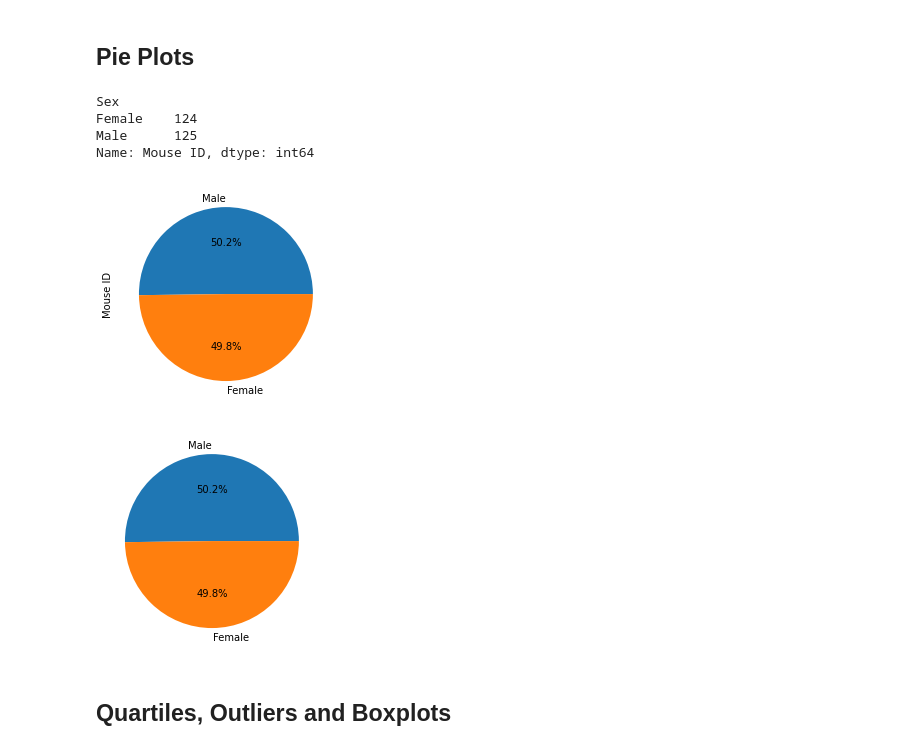
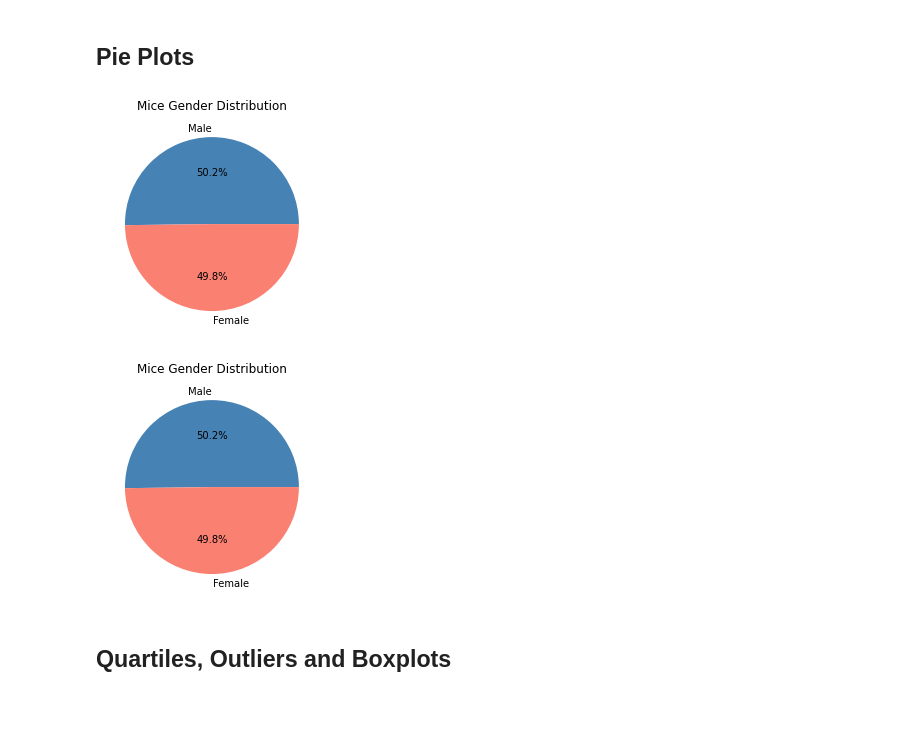
Before and after one commit to rjyobal/matplotlib-challenge, a Jupyter notebook: Pymaceuticals/pymaceuticals_starter.ipynb, the cells around one changed output. Saved outputs shown, nothing was run; the diff lists cells and outputs as text; code cells hidden in the pictures; blank space fills up the shorter version.

```diff
--- a/Pymaceuticals/pymaceuticals_starter.ipynb
+++ b/Pymaceuticals/pymaceuticals_starter.ipynb
@@ -226,27 +223,24 @@ plt.show()
 # %% [markdown]
 ## Pie Plots
-# %%
-clean_df.groupby('Sex')['Mouse ID'].nunique()
-# %% [output]
-Sex
-Female    124
-Male      125
-Name: Mouse ID, dtype: int64
 # %%
 # Generate a pie plot showing the distribution of female versus male mice using pandas
 mice_sex = clean_df.groupby('Sex')['Mouse ID'].nunique()
 mice_sex = mice_sex.sort_values(ascending=False)
-mice_sex.plot(kind='pie', autopct='%1.1f%%')
+colors = ["steelblue", "salmon"]
+mice_sex.plot(kind='pie', autopct='%1.1f%%', colors=colors)
+plt.title('Mice Gender Distribution')
+plt.ylabel('')
 plt.show()
 # %% [output]
-[figure, old version]
+[figure, new version]
 # %%
 # Generate a pie plot showing the distribution of female versus male mice using pyplot
 mice_sex_label = clean_df['Sex'].unique()
-plt.pie(mice_sex, labels=mice_sex_label, autopct='%1.1f%%')
+plt.pie(mice_sex, labels=mice_sex_label, autopct='%1.1f%%', colors=colors)
+plt.title('Mice Gender Distribution')
 plt.show()
 # %% [output]
-[figure, old version]
+[figure, new version]
 # %% [markdown]
 ## Quartiles, Outliers and Boxplots
 # %%
```
Also changed, not shown: parts of 12 cells of this notebook.
